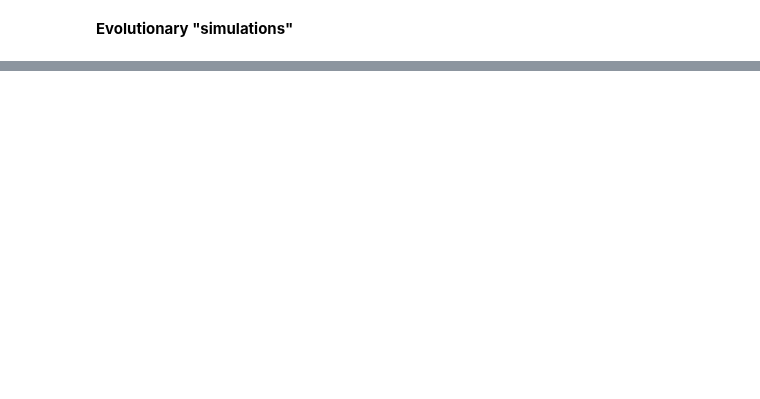
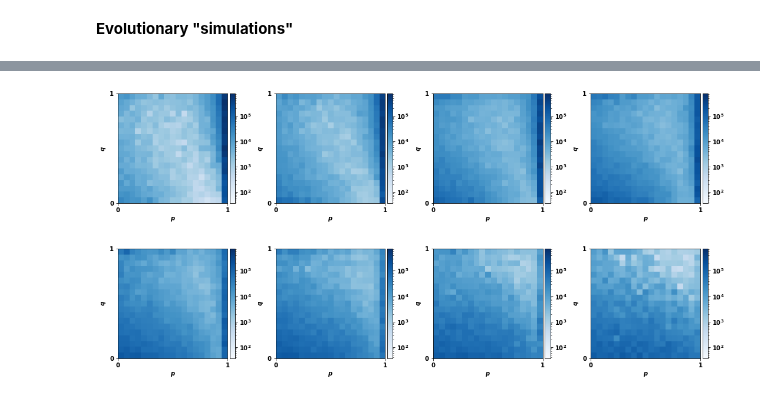
Before and after one commit to Nikoleta-v3/conditional-cooperation-with-longer-memory, a Jupyter notebook: Numerical simulations.ipynb, the cells around one changed output, grey strips where cells are left out. Cells and saved outputs as stored; diff of their text form; code cells hidden in the pictures; blank space fills up the shorter version.

```diff
--- a/Numerical simulations.ipynb
+++ b/Numerical simulations.ipynb
@@ -321,0 +204,46 @@ sbatch sh/c_1.0.sh
+# %%
+heatmaps = []
+extents = []
+
+
+for df in df2s:
+    ps, qs = [], []
+    for p, q, v in zip(df["p_1"], df["p_2"], df["frequencies"]):
+        for _ in range(int(v)):
+            ps.append(p)
+            qs.append(q)
+
+
+    heatmap, xedges, yedges = np.histogram2d(ps, qs, bins=19)
+
+    extent = [xedges[0], xedges[-1], yedges[0], yedges[-1]]
+
+    heatmaps.append(heatmap)
+    extents.append(extent)
+
+min_ = min([heatmap.min() for heatmap in heatmaps])
+
+max_ = max([heatmap.max() for heatmap in heatmaps])
+# %%
+fig, axes = plt.subplots(nrows=2, ncols=4, figsize=(15, 7.5))
+
+for i, heatmap in enumerate(heatmaps[1:-1]):
+
+    index = (int(i / 4), (i % 4))
+
+    im = axes[index].imshow(heatmap.T, extent=extent, origin="lower",
+                            norm=colors.LogNorm(vmin=min_, vmax=max_),
+                            cmap=blues)
+
+    divider = make_axes_locatable(axes[index])
+    cax = divider.append_axes('right', size='5%', pad=0.05)
+    fig.colorbar(im, cax=cax, orientation='vertical')
+
+    axes[index].set_xticks(np.linspace(0, 1, 2))
+    axes[index].set_yticks(np.linspace(0, 1, 2));
+    axes[index].set_xlabel("$p$")
+    axes[index].set_ylabel("$q$")
+
+plt.tight_layout()
+# %% [output]
+[figure, added]
```
Also changed, not shown: parts of 57 cells of this notebook, 7 other files.
